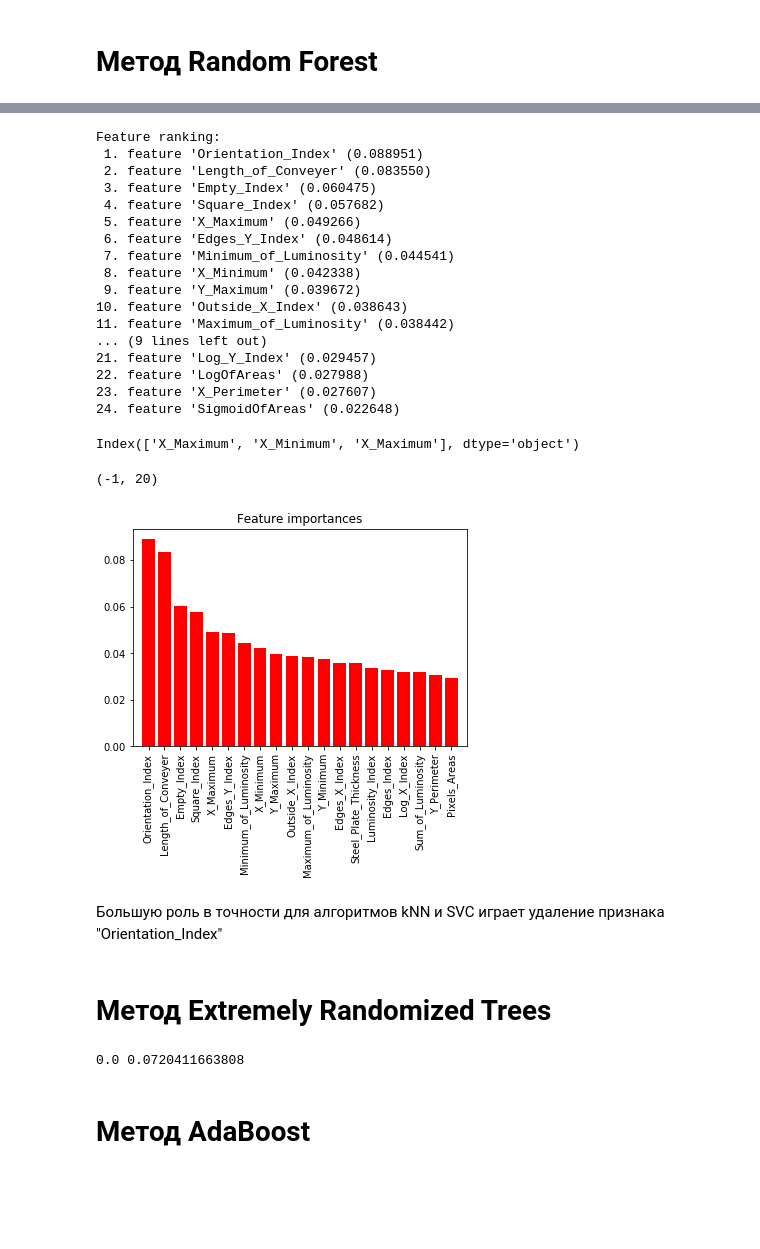
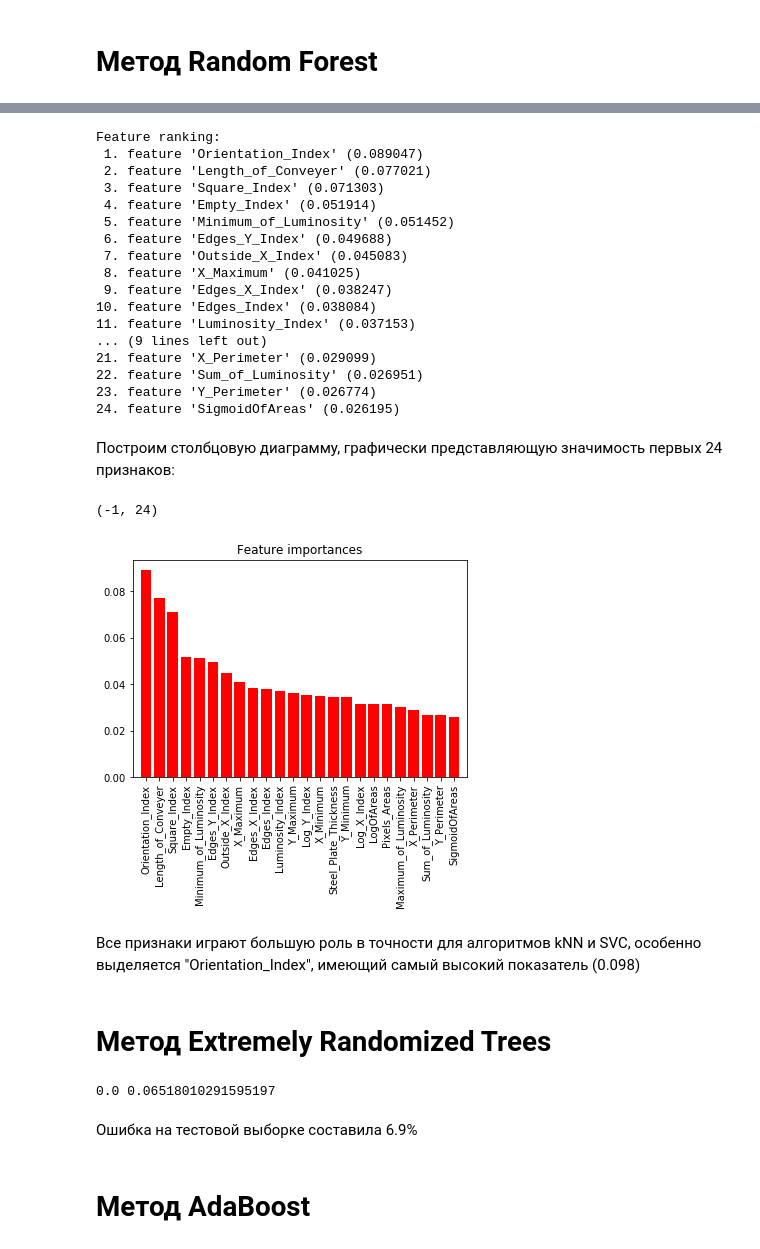
Before and after one commit to KornevaTatiana/DataAnalysis, a Jupyter notebook: DataAnalysis.ipynb, the cells around one changed output, grey strips where cells are left out. Drawn from its saved outputs; the diff is of its cells as text; code cells hidden in the pictures; blank space fills up the shorter version.

```diff
--- a/DataAnalysis.ipynb
+++ b/DataAnalysis.ipynb
@@ -488,2 +381,0 @@ dtype: float64
-# %%
-data = data.fillna(data.median(axis = 0), axis = 0)
@@ -654,0 +508,5 @@ print(N_train, N_test)
+# %%
+from sklearn.neighbors import KNeighborsClassifier
+
+knn = KNeighborsClassifier()
+knn.fit(X_train, y_train)
@@ -737,11 +599,0 @@ print(err_train, err_test)
-# %%
-from sklearn.grid_search import GridSearchCV
-Cs = 10.**np.arange(-5, 5)
-gamma_array = 10.**np.arange(-5, 5)
-svc = SVC()
-grid = GridSearchCV(svc, param_grid = {'C': Cs, 'gamma': gamma_array})
-grid.fit(X_train, y_train)
-
-best_cv_err = 1 - grid.best_score_
-best_C = grid.best_estimator_.C
-print(best_cv_err, best_C)
@@ -791,37 +638,35 @@ for f in range(d):
     print("%2d. feature '%5s' (%f)" % (f + 1, feature_names[indices[f]], importances[indices[f]]))
 # %% [output]
 Feature ranking:
- 1. feature 'Orientation_Index' (0.088951)
- 2. feature 'Length_of_Conveyer' (0.083550)
- 3. feature 'Empty_Index' (0.060475)
- 4. feature 'Square_Index' (0.057682)
- 5. feature 'X_Maximum' (0.049266)
- 6. feature 'Edges_Y_Index' (0.048614)
- 7. feature 'Minimum_of_Luminosity' (0.044541)
- 8. feature 'X_Minimum' (0.042338)
- 9. feature 'Y_Maximum' (0.039672)
-10. feature 'Outside_X_Index' (0.038643)
-11. feature 'Maximum_of_Luminosity' (0.038442)
+ 1. feature 'Orientation_Index' (0.089047)
+ 2. feature 'Length_of_Conveyer' (0.077021)
+ 3. feature 'Square_Index' (0.071303)
+ 4. feature 'Empty_Index' (0.051914)
+ 5. feature 'Minimum_of_Luminosity' (0.051452)
+ 6. feature 'Edges_Y_Index' (0.049688)
+ 7. feature 'Outside_X_Index' (0.045083)
+ 8. feature 'X_Maximum' (0.041025)
+ 9. feature 'Edges_X_Index' (0.038247)
+10. feature 'Edges_Index' (0.038084)
+11. feature 'Luminosity_Index' (0.037153)
 ... (9 lines left out)
-21. feature 'Log_Y_Index' (0.029457)
-22. feature 'LogOfAreas' (0.027988)
-23. feature 'X_Perimeter' (0.027607)
-24. feature 'SigmoidOfAreas' (0.022648)
+21. feature 'X_Perimeter' (0.029099)
+22. feature 'Sum_of_Luminosity' (0.026951)
+23. feature 'Y_Perimeter' (0.026774)
+24. feature 'SigmoidOfAreas' (0.026195)
-# %%
-feature_names[[1,0,1]]
-# %% [output]
-Index(['X_Maximum', 'X_Minimum', 'X_Maximum'], dtype='object')
+# %% [markdown]
+Построим столбцовую диаграмму, графически представляющую значимость первых 24 признаков:
 # %%
-d_first = 20
+d_first = 24
 plt.title("Feature importances")
 plt.bar(range(d_first), importances[indices[:d_first]], align = 'center', color = 'r')
 plt.xticks(range(d_first), feature_names[indices[:d_first]], rotation = 90)
 plt.xlim([-1, d_first])
 # %% [output]
-(-1, 20)
+(-1, 24)
-[figure, old version]
+[figure, new version]
 # %% [markdown]
-Большую роль в точности для алгоритмов kNN и SVC играет удаление признака "Orientation_Index"
+Все признаки играют большую роль в точности для алгоритмов kNN и SVC, особенно выделяется "Orientation_Index", имеющий самый высокий показатель (0.098)
 # %% [markdown]
 # Метод Extremely Randomized Trees
 # %%
@@ -832,7 +677,9 @@ err_test  = np.mean(y_test  != ert.predict(X_test))
 
 print(err_train, err_test)
 # %% [output]
-0.0 0.0720411663808
+0.0 0.06518010291595197
+# %% [markdown]
+Ошибка на тестовой выборке составила 6.9%
 # %% [markdown]
 # Метод AdaBoost
 # %%
```
Also changed, not shown: parts of 108 cells of this notebook.
